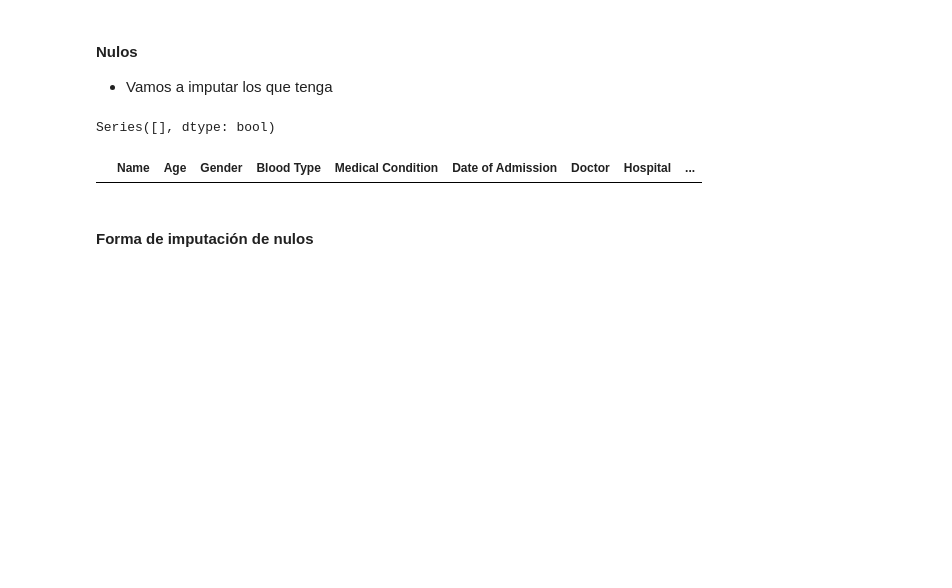
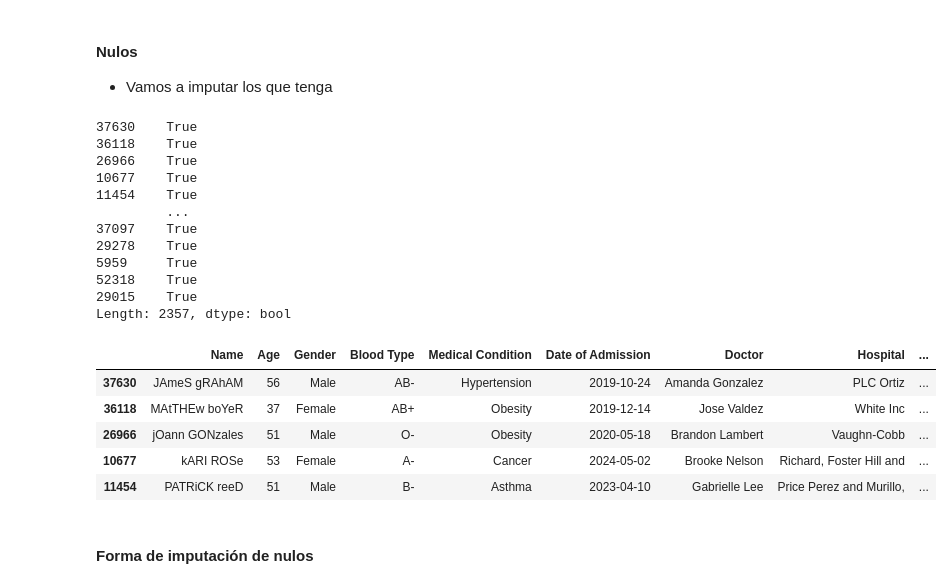
Before and after one commit to Mr-Maccoy/BigData, a Jupyter notebook: G1_SC707_Avance1_LN.ipynb, the cells around one changed output. Drawn from its saved outputs; the diff is of its cells as text; code cells hidden in the pictures; blank space fills up the shorter version.

Commit message:
Update G1_SC707_Avance1_LN.ipynb
Nulos, columnas 12, 13 y 14 práctica

```diff
--- a/G1_SC707_Avance1_LN.ipynb
+++ b/G1_SC707_Avance1_LN.ipynb
@@ -479,0 +544,19 @@ dfDistTrain_labels = strat_train_set["Length of Stay"].copy()
+# %%
+import numpy as np
+
+# Copia del conjunto predictivo (para no alterar el original)
+dfDistTrain_nulos = dfDistTrain.copy()
+
+# Cantidad de valores nulos a insertar
+n = 800
+np.random.seed(42)
+
+# Columnas donde insertar nulos (algunas numéricas y categóricas)
+columnas_con_nulos = ['Billing Amount', 'Medication', 'Test Results']
+
+for col in columnas_con_nulos:
+    idx = np.random.choice(dfDistTrain_nulos.index, n, replace=False)
+    dfDistTrain_nulos.loc[idx, col] = np.nan
+
+# Confirmar cuántos nulos hay
+dfDistTrain_nulos.isnull().sum()
@@ -482,12 +582,28 @@ dfDistTrain_labels = strat_train_set["Length of Stay"].copy()
 - Vamos a imputar los que tenga
 # %%
 # Forma alternativa de identificar nulos
-null_rows_idx = dfDistTrain.isnull().any(axis=1) # Método del dataFrame
+null_rows_idx = dfDistTrain_nulos.isnull().any(axis=1) # Método del dataFrame
 print(null_rows_idx[null_rows_idx == True]) # Quiero ver solo en los que sí hay nulos
-dfDistTrain.loc[null_rows_idx].head()
+dfDistTrain_nulos.loc[null_rows_idx].head()
 # %% [output]
-Series([], dtype: bool)
+37630    True
+36118    True
+26966    True
+10677    True
+11454    True
+         ...
+37097    True
+29278    True
+5959     True
+52318    True
+29015    True
+Length: 2357, dtype: bool
 |  | Name | Age | Gender | Blood Type | Medical Condition | Date of Admission | Doctor | Hospital | ... |
+| 37630 | JAmeS gRAhAM | 56 | Male | AB- | Hypertension | 2019-10-24 | Amanda Gonzalez | PLC Ortiz | ... |
+| 36118 | MAtTHEw boYeR | 37 | Female | AB+ | Obesity | 2019-12-14 | Jose Valdez | White Inc | ... |
+| 26966 | jOann GONzales | 51 | Male | O- | Obesity | 2020-05-18 | Brandon Lambert | Vaughn-Cobb | ... |
+| 10677 | kARI ROSe | 53 | Female | A- | Cancer | 2024-05-02 | Brooke Nelson | Richard, Foster Hill and | ... |
+| 11454 | PATRiCK reeD | 51 | Male | B- | Asthma | 2023-04-10 | Gabrielle Lee | Price Perez and Murillo, | ... |
 # %% [markdown]
 #### Forma de imputación de nulos
 # %%
```
Also changed, not shown: parts of 67 cells of this notebook.
